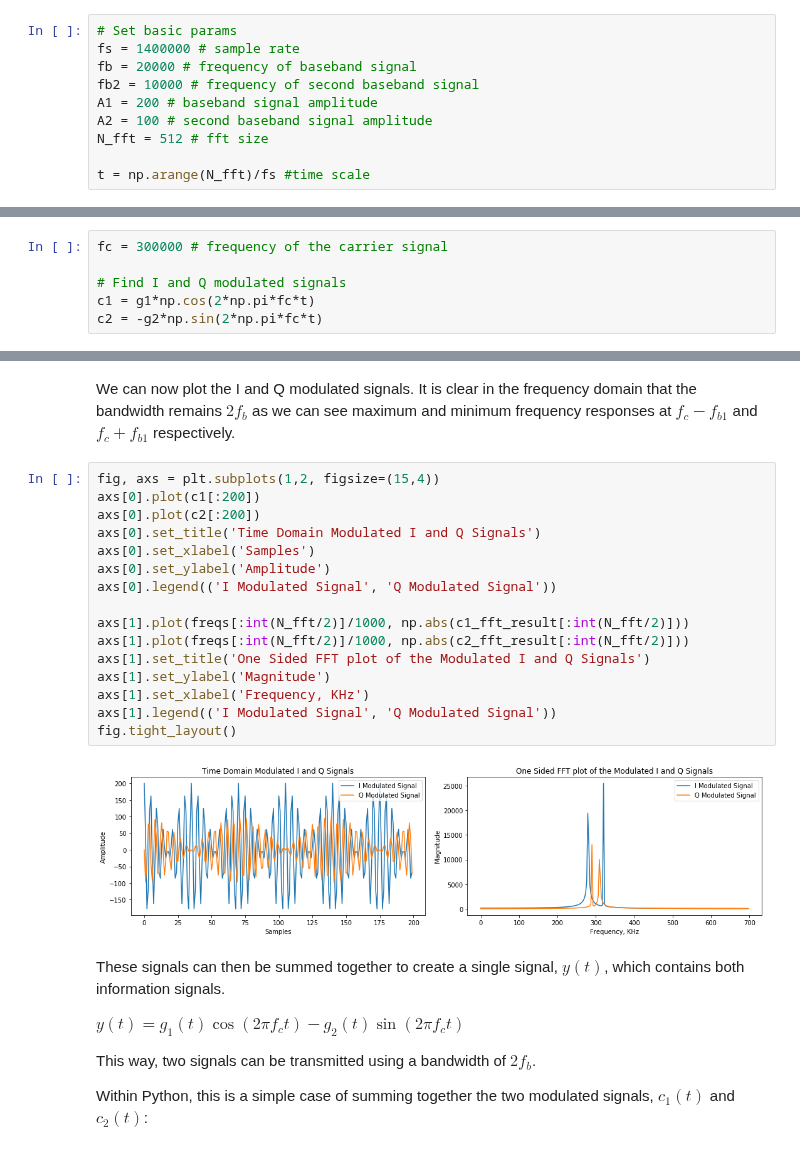
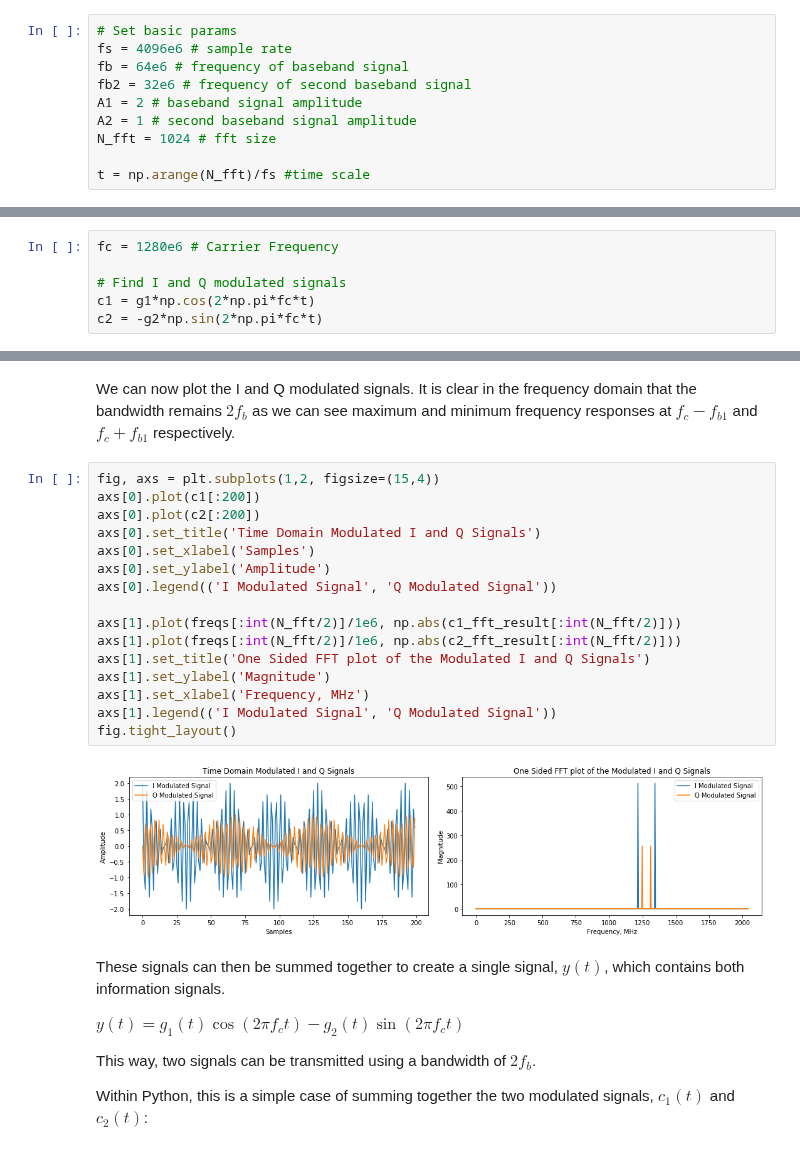
Before and after one commit to strath-sdr/dsp_notebooks, a Jupyter notebook: notebooks/modulation_demodulation/03_QAM_modulation.ipynb, the cells around one changed output, grey strips where cells are left out. Drawn from its saved outputs; the diff is of its cells as text.

Commit message:
Updated frequencies for improved demonstration
Changed sampling rate and chosen baseband/carrier frequencies so that frequencies fall on DSP bins.

```diff
--- a/notebooks/modulation_demodulation/03_QAM_modulation.ipynb
+++ b/notebooks/modulation_demodulation/03_QAM_modulation.ipynb
@@ -33,12 +33,12 @@ Quadrature Amplitude Modulation can be used to achieve more bandwidth efficient
 First we must establish the parameters which will be used through the notebook. These match those seen in the Amplitude Modulation notebook, with the addition of a second baseband frequency for our second information signal.
 # %%
 # Set basic params
-fs = 1400000 # sample rate
-fb = 20000 # frequency of baseband signal
-fb2 = 10000 # frequency of second baseband signal
-A1 = 200 # baseband signal amplitude
-A2 = 100 # second baseband signal amplitude
-N_fft = 512 # fft size
+fs = 4096e6 # sample rate
+fb = 64e6 # frequency of baseband signal
+fb2 = 32e6 # frequency of second baseband signal
+A1 = 2 # baseband signal amplitude
+A2 = 1 # second baseband signal amplitude
+N_fft = 1024 # fft size
 
 t = np.arange(N_fft)/fs #time scale
 # %% [markdown]
@@ -82,7 +82,7 @@ $c_{2}(t) = -g_{2}(t) \sin(2 \pi f_{c} t)$
 
 Where $f_{c}$ is the carrier frequency used in the previous example.
 # %%
-fc = 300000 # frequency of the carrier signal
+fc = 1280e6 # Carrier Frequency
 
 # Find I and Q modulated signals
 c1 = g1*np.cos(2*np.pi*fc*t)
@@ -96,21 +96,21 @@ We can now plot the I and Q modulated signals. It is clear in the frequency doma
 # %%
 fig, axs = plt.subplots(1,2, figsize=(15,4))
 axs[0].plot(c1[:200])
 axs[0].plot(c2[:200])
 axs[0].set_title('Time Domain Modulated I and Q Signals')
 axs[0].set_xlabel('Samples')
 axs[0].set_ylabel('Amplitude')
 axs[0].legend(('I Modulated Signal', 'Q Modulated Signal'))
 
-axs[1].plot(freqs[:int(N_fft/2)]/1000, np.abs(c1_fft_result[:int(N_fft/2)]))
-axs[1].plot(freqs[:int(N_fft/2)]/1000, np.abs(c2_fft_result[:int(N_fft/2)]))
+axs[1].plot(freqs[:int(N_fft/2)]/1e6, np.abs(c1_fft_result[:int(N_fft/2)]))
+axs[1].plot(freqs[:int(N_fft/2)]/1e6, np.abs(c2_fft_result[:int(N_fft/2)]))
 axs[1].set_title('One Sided FFT plot of the Modulated I and Q Signals')
 axs[1].set_ylabel('Magnitude')
-axs[1].set_xlabel('Frequency, KHz')
+axs[1].set_xlabel('Frequency, MHz')
 axs[1].legend(('I Modulated Signal', 'Q Modulated Signal'))
 fig.tight_layout()
 # %% [output]
-[figure, old version]
+[figure, new version]
 # %% [markdown]
 These signals can then be summed together to create a single signal, $y(t)$, which contains both information signals.
 
```
Also changed, not shown: parts of 5 cells of this notebook, 2 other files.
